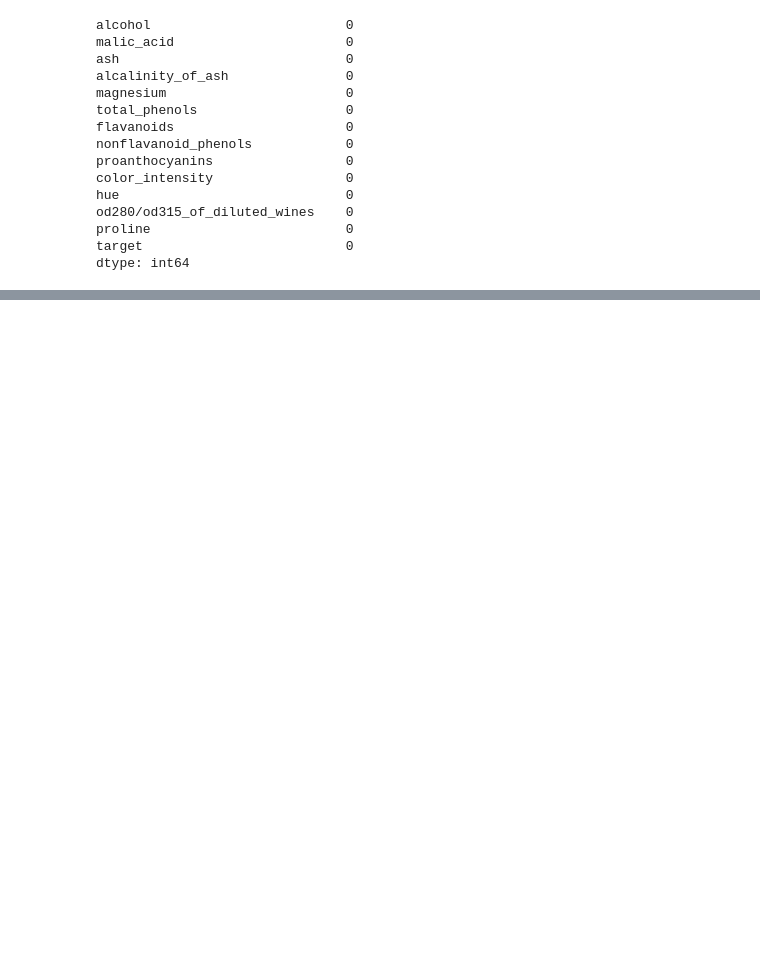
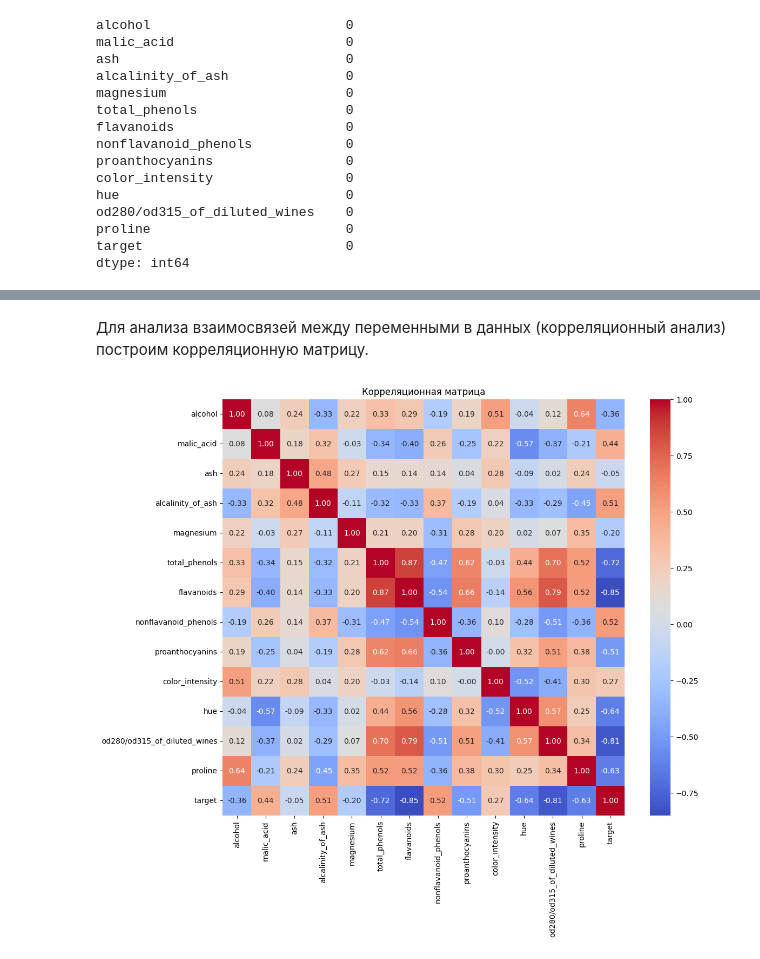
Before and after one commit to Gvidow/course_tmo_bmstu, a Jupyter notebook: rk1/Untitled.ipynb, the cells around one changed output, grey strips where cells are left out. Saved outputs shown, nothing was run; the diff lists cells and outputs as text; code cells hidden in the pictures; blank space fills up the shorter version.

```diff
--- a/rk1/Untitled.ipynb
+++ b/rk1/Untitled.ipynb
@@ -51 +92,4 @@ dtype: int64
+# %%
+for col in ['alcohol', 'ash']:
+    data.loc[data.sample(frac=0.1).index, col] = np.nan
 # %%
@@ -70,0 +115,3 @@ memory usage: 19.6 KB
+# %%
+data.dropna(inplace=True)
+data.isnull().sum()
@@ -70,0 +134,10 @@ memory usage: 19.6 KB
+# %% [markdown]
+Для анализа взаимосвязей между переменными в данных (корреляционный анализ) построим корреляционную матрицу.
+# %%
+corr_matrix = data.corr()
+plt.figure(figsize=(12, 10))
+sns.heatmap(data.corr(), annot=True, fmt=".2f", cmap='coolwarm')
+plt.title('Корреляционная матрица')
+plt.show()
+# %% [output]
+[figure, added]
```
Also changed, not shown: parts of 13 cells of this notebook, 1 other file.
